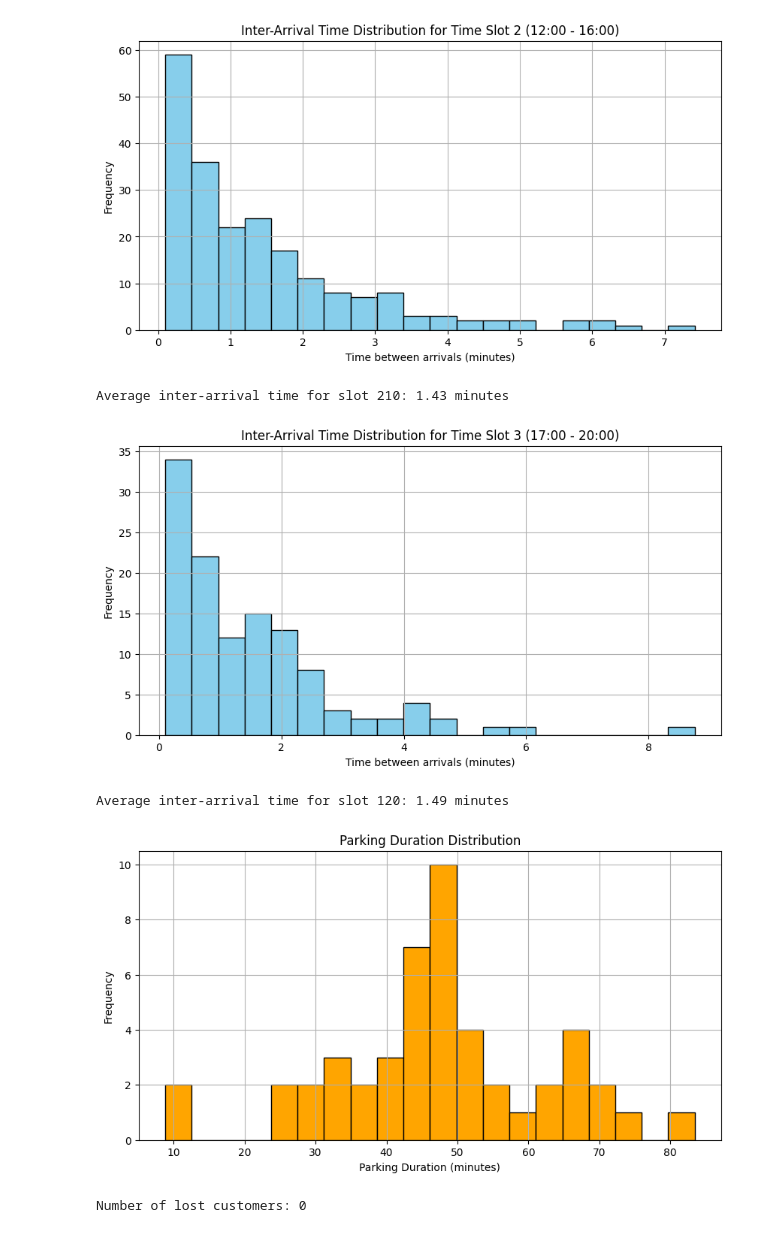
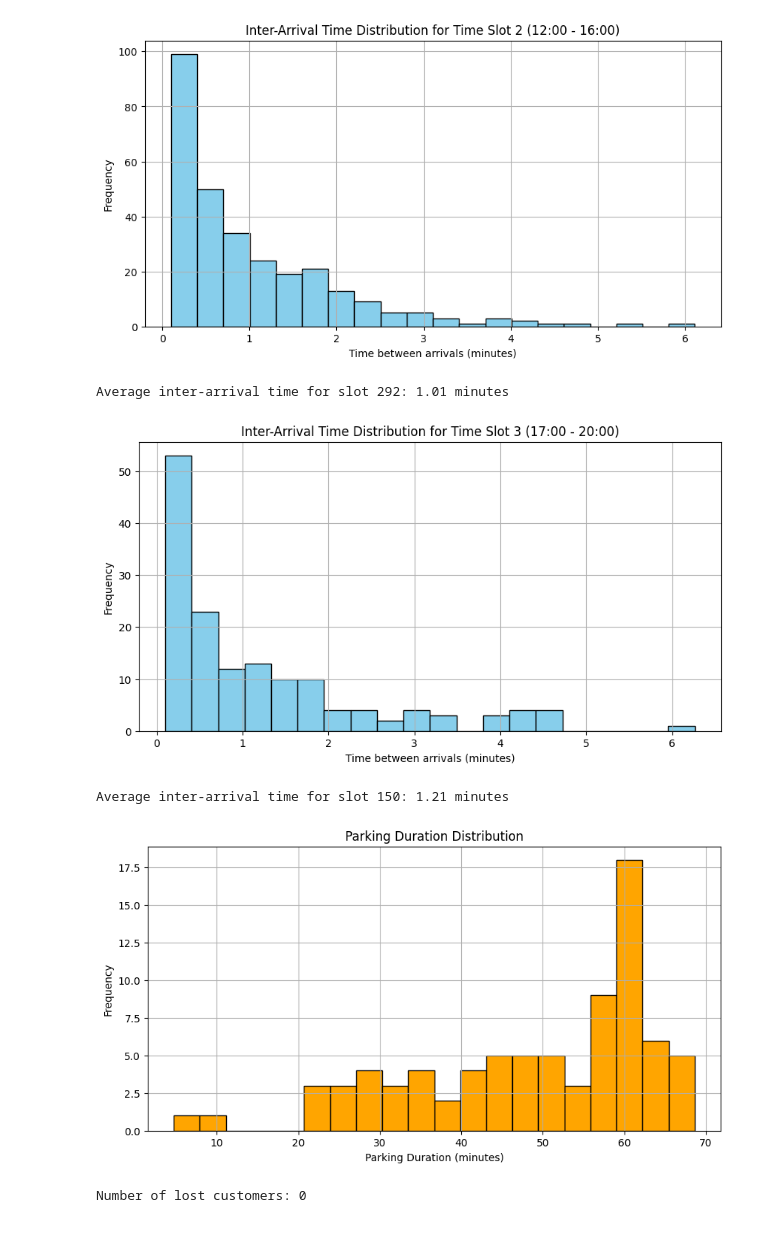
Before and after one commit to PrashantChaudhary632/Final_year_project, a Jupyter notebook: weekdays_WTV_price_factor.ipynb, the cells around one changed output. Drawn from its saved outputs; the diff is of its cells as text; code cells hidden in the pictures.

```diff
--- a/weekdays_WTV_price_factor.ipynb
+++ b/weekdays_WTV_price_factor.ipynb
@@ -25,7 +25,7 @@ parking_lot_occupancy = []
 base_wtv = 80                 # Base WTV (neutral)
 price_sensitivity = -1.27      # Sensitivity of WTV to price changes (negative: higher price worsens WTV)
 base_price = 25               # Base parking price
-current_price = 35            # Current price (can adjust to simulate different scenarios)
+current_price = 15            # Current price (can adjust to simulate different scenarios)
 
 def calculate_wtv(current_price):
     """Calculate WTV based on the current price and sensitivity."""
@@ -35,12 +35,23 @@ def adjust_lambda(base_lambda, wtv):
     """Adjust base lambda using the calculated WTV."""
     return base_lambda * (wtv / base_wtv)
 
-def get_current_lambda(current_minute):
+# def get_current_lambda(current_minute):
+#     """Determine the current lambda based on the simulated time and adjust with weather factors."""
+#     wtv = calculate_wtv(current_price)  # Calculate current WTV based on price
+#     for i, (start, end, rate) in enumerate(time_slots):
+#         if start <= current_minute <= end:
+#             adjusted_rate = adjust_lambda(rate, wtv)
+#             return adjusted_rate, i
+#     return 0, -1  # If outside defined time slots, assume no arrivals
+
+def get_current_lambda(current_time):
     """Determine the current lambda based on the simulated time and adjust with weather factors."""
     wtv = calculate_wtv(current_price)  # Calculate current WTV based on price
+    print(f"Current Time: {current_time}, Calculated WTV: {wtv}")  # Debug
     for i, (start, end, rate) in enumerate(time_slots):
-        if start <= current_minute <= end:
+        if start <= current_time <= end:
             adjusted_rate = adjust_lambda(rate, wtv)
+            print(f"Time Slot: {i}, Base Rate: {rate}, Adjusted Rate: {adjusted_rate}")  # Debug
             return adjusted_rate, i
     return 0, -1  # If outside defined time slots, assume no arrivals
 
@@ -140,6 +168,6 @@ Average inter-arrival time for slot 47: 5.06 minutes
-[figure, old version]
+[figure, new version]
-Average inter-arrival time for slot 210: 1.43 minutes
+Average inter-arrival time for slot 292: 1.01 minutes
-[figure, old version]
+[figure, new version]
-Average inter-arrival time for slot 120: 1.49 minutes
+Average inter-arrival time for slot 150: 1.21 minutes
-[figure, old version]
+[figure, new version]
-Number of lost customers: 0
+Number of lost customers: 0
```
Also changed, not shown: parts of 1 cell of this notebook.
